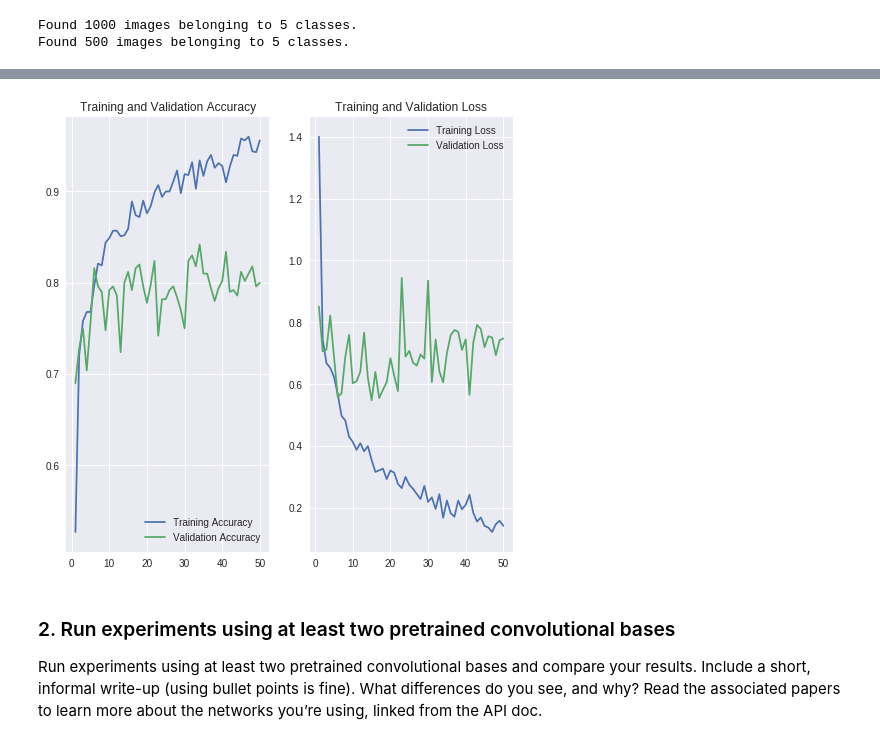
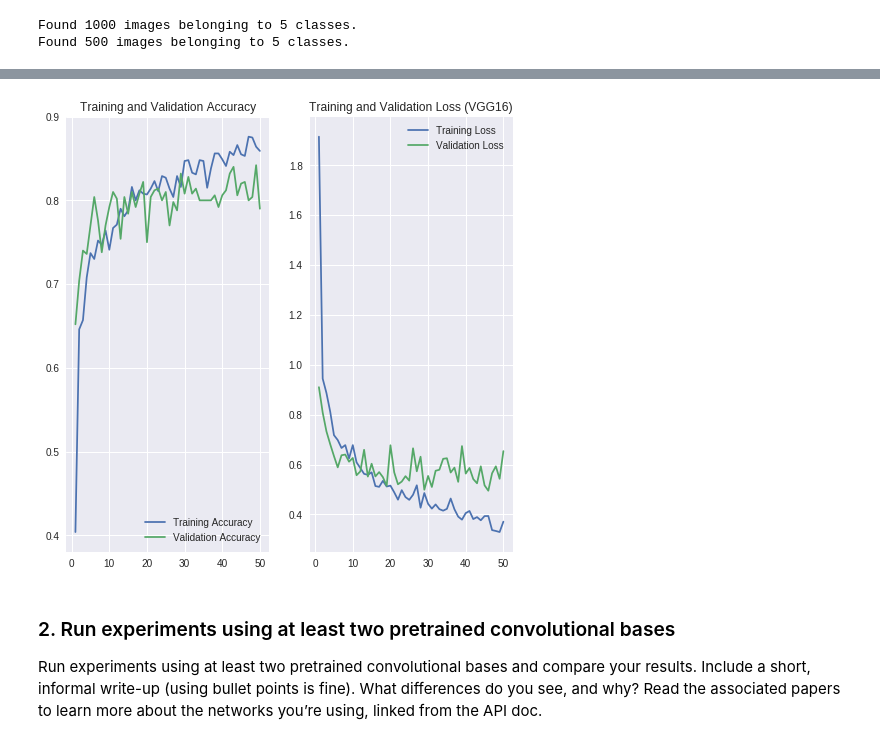
Before and after one commit to JingQian87/AppliedDL, a Jupyter notebook: a2_jq2282.ipynb, the cells around one changed output, grey strips where cells are left out. Cells and saved outputs as stored; diff of their text form; code cells hidden in the pictures.

```diff
--- a/a2_jq2282.ipynb
+++ b/a2_jq2282.ipynb
@@ -179,6 +170,7 @@ model = Sequential()
 model.add(conv_base)
 model.add(Flatten())
 model.add(Dense(512, activation='relu'))
+model.add(Dropout(0.5))
 model.add(Dense(5, activation='softmax'))
 model.summary()
 # %% [output]
@@ -260,27 +254,27 @@ Epoch 50/50
 # %%
 acc = history2.history['acc']
 val_acc = history2.history['val_acc']
 
 loss = history2.history['loss']
 val_loss = history2.history['val_loss']
 
 epochs_range = range(1, EPOCHS+1)
 
 plt.figure(figsize=(8, 8))
 plt.subplot(1, 2, 1)
 plt.plot(epochs_range, acc, label='Training Accuracy')
 plt.plot(epochs_range, val_acc, label='Validation Accuracy')
 plt.legend(loc='lower right')
 plt.title('Training and Validation Accuracy')
 
 plt.subplot(1, 2, 2)
 plt.plot(epochs_range, loss, label='Training Loss')
 plt.plot(epochs_range, val_loss, label='Validation Loss')
 plt.legend(loc='upper right')
-plt.title('Training and Validation Loss')
+plt.title('Training and Validation Loss (VGG16)')
 plt.show()
 # %% [output]
-[figure, old version]
+[figure, new version]
 # %% [markdown]
 ### 2. Run experiments using at least two pretrained convolutional bases
 Run experiments using at least two pretrained convolutional bases and compare your results. Include a short, informal write-up (using bullet points is fine). What differences do you see, and why? Read the associated papers to learn more about the networks you’re using, linked from the API doc.
```
Also changed, not shown: parts of 9 cells of this notebook.
